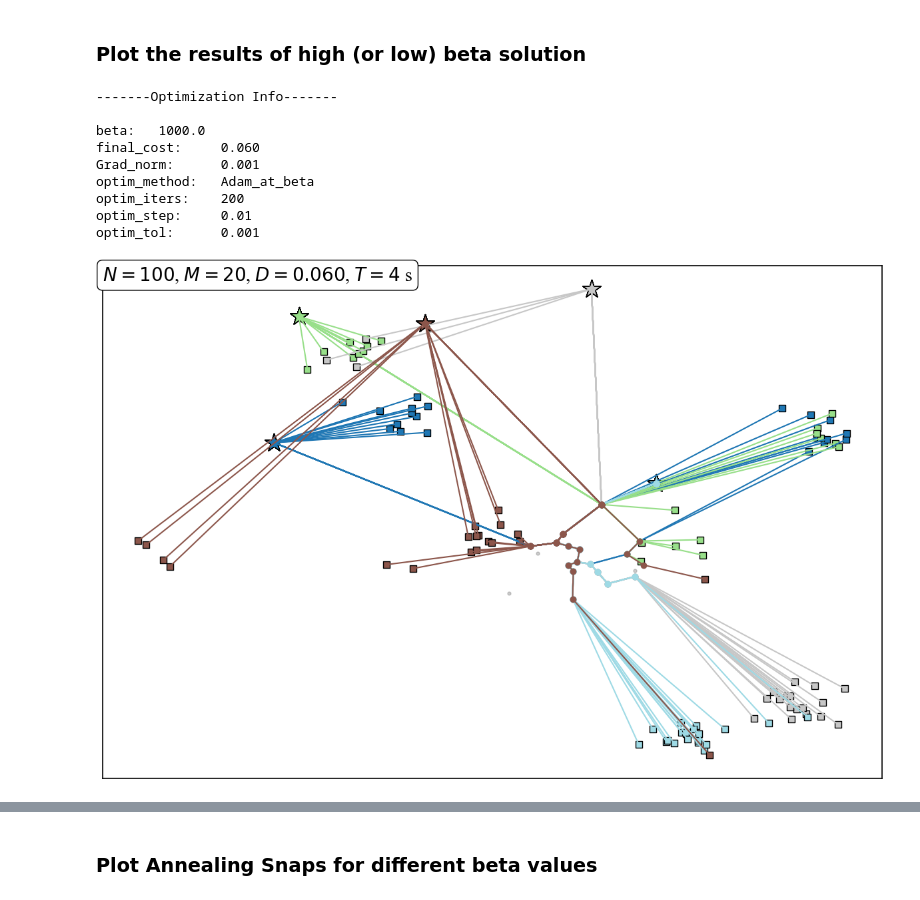
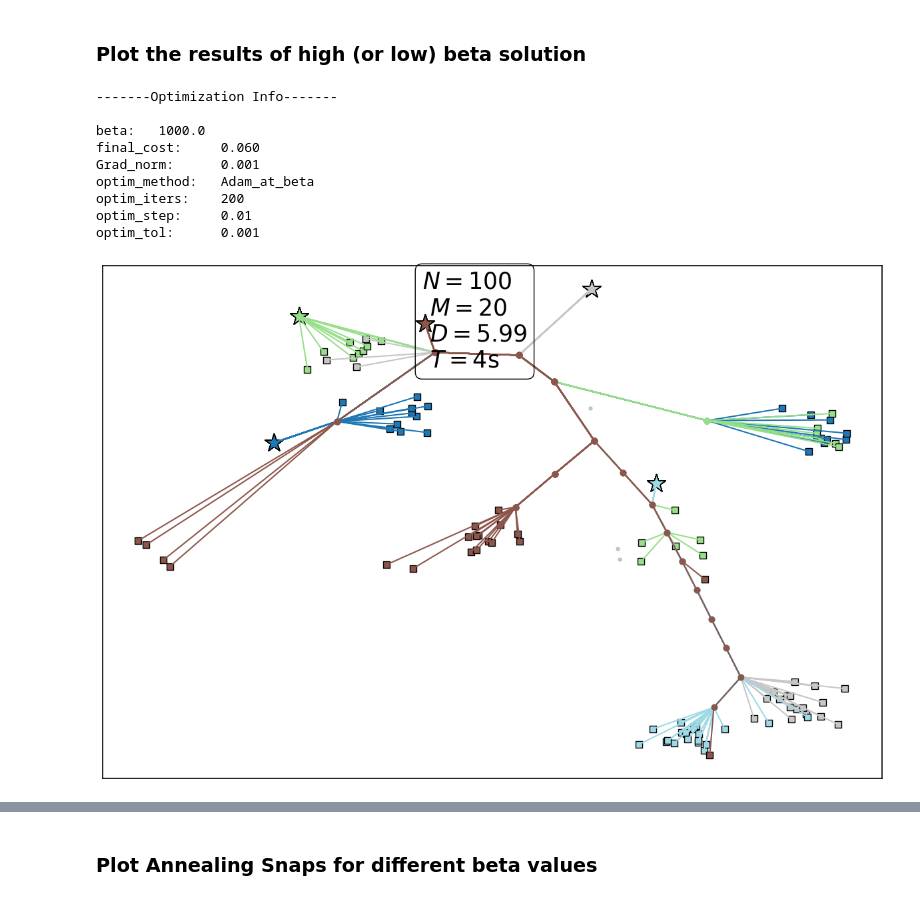
Before and after one commit to salar96/LearningFLPO, a Jupyter notebook: plot_res.ipynb, the cells around one changed output, grey strips where cells are left out. Saved outputs shown, nothing was run; the diff lists cells and outputs as text; code cells hidden in the pictures.

Commit message:
Plotting results added
Necessary changes made to viz and plot_res

```diff
--- a/plot_res.ipynb
+++ b/plot_res.ipynb
@@ -17,7 +34,7 @@ with open(file_path0, 'rb') as file:
 
 START_locs = high_beta_data["START_locs"]
 END_locs = high_beta_data["END_locs"]
-F_base_sampling = high_beta_data["F_base"]
+F_base_sampling = high_beta_data["F_base0"]
 # n_path_samples = high_beta_data['n_path_samples']
 beta = high_beta_data['beta']
 FreeEnergy = high_beta_data['Free_energy_final']
@@ -33,37 +50,41 @@ print("\n-------Optimization Info-------\n")
 print(f"beta:\t{beta}")
 # print(f"n_path_samples:\t{n_path_samples}")
 print(f"final_cost:\t{FreeEnergy:.3f}")
 print(f"Grad_norm:\t{Gradient_norm:.3f}")
 print(f"optim_method:\t{optim_method}")
 print(f"optim_iters:\t{optim_iters}")
 print(f"optim_step:\t{optim_step}")
 print(f"optim_tol:\t{optim_tol}")
 
-routes = calc_routs_uavFLPO(START_locs, END_locs, F_base_sampling)
+N = START_locs.shape[0]
+F_locs = F_base_sampling.expand(N, -1, -1)  # view, shares grad with F_base
+data = torch.cat((START_locs, F_locs, END_locs), dim=1)
+# routes = inference(data,spn,"Greedy")[1].squeeze()[:,1:].cpu().numpy()
+routes = utils.generate_true_labels(data,1000)[1][:,1:]
 plot_uavFLPO_with_routes(
     START_locs,
     END_locs,
     F_base_sampling,
     final_cost=finalcost,
     runtime=runtime,
     routes=routes,
     cmap_name="tab20",
     fraction_to_plot=1.0,
-    textcoords = [0.0,1.0],
-    textsize=20,
+    textcoords = [0.41,0.99],
+    textsize=25,
     random_seed=0,
     save_path=file_path0 + ".png")
 # %% [output]
 -------Optimization Info-------
 
 beta:   1000.0
 final_cost:     0.060
 Grad_norm:      0.001
 optim_method:   Adam_at_beta
 optim_iters:    200
 optim_step:     0.01
 optim_tol:      0.001
-[figure, old version]
+[figure, new version]
 # %%
 file_path1 = "AAAI26_res/annealing_res/N100_M20_ends5_seed3"
 
```
Also changed, not shown: parts of 5 cells of this notebook, 24 other files.
